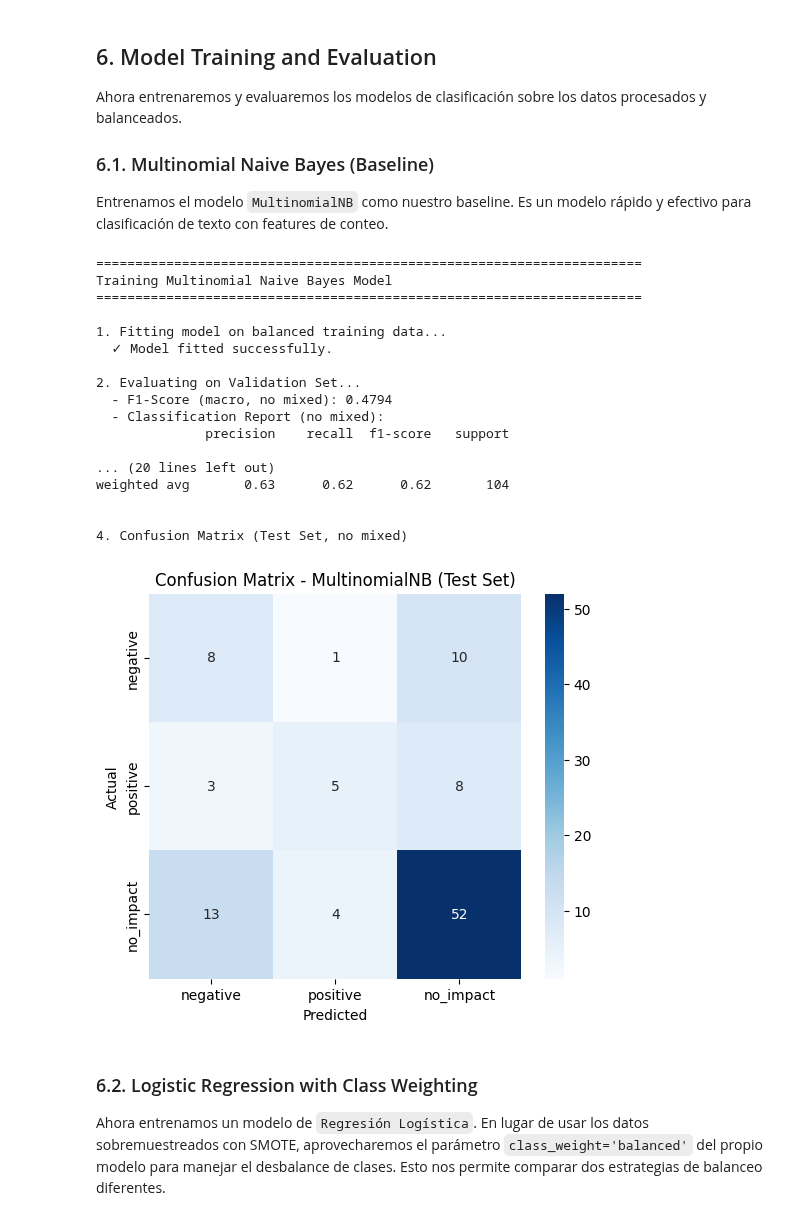
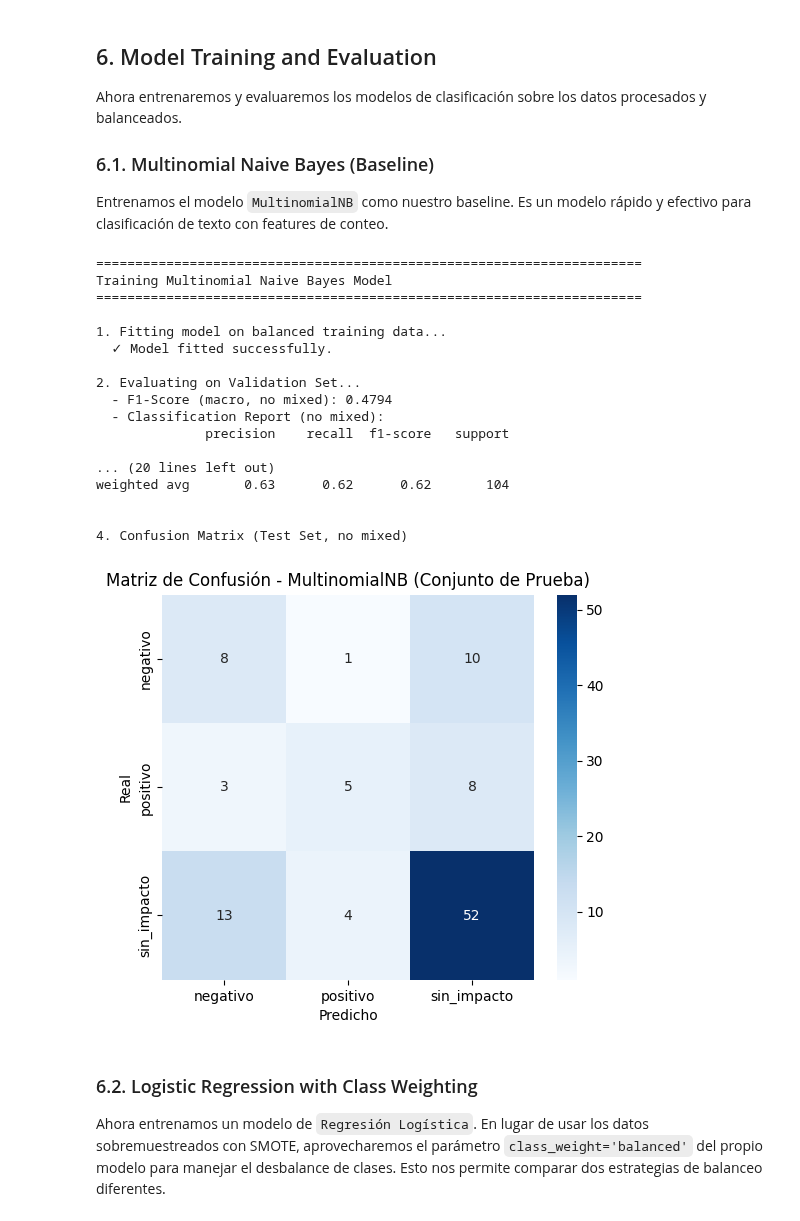
Before and after one commit to erikosobot/Sentiment-Analysis, a Jupyter notebook: Sentiment_Analysis_NB_SVM_Comparison.ipynb, the cells around one changed output. Cells and saved outputs as stored; diff of their text form; code cells hidden in the pictures.

```diff
--- a/Sentiment_Analysis_NB_SVM_Comparison.ipynb
+++ b/Sentiment_Analysis_NB_SVM_Comparison.ipynb
@@ -553,39 +546,39 @@ y_test_true_filtered, y_test_pred_filtered = filter_mixed_class(y_test, y_test_p
 # Calculate and print metrics
 f1_macro_test = f1_score(y_test_true_filtered, y_test_pred_filtered, average='macro')
 print(f"  - F1-Score (macro, no mixed): {f1_macro_test:.4f}")
 print("  - Classification Report (no mixed):")
 print(classification_report(y_test_true_filtered, y_test_pred_filtered, target_names=["negative", "positive", "no_impact"]))
 
 # 4. Confusion Matrix for Test Set
 print("\n4. Confusion Matrix (Test Set, no mixed)")
 cm = confusion_matrix(y_test_true_filtered, y_test_pred_filtered)
 plt.figure(figsize=(6, 5))
 sns.heatmap(cm, annot=True, fmt='d', cmap='Blues',
-            xticklabels=["negative", "positive", "no_impact"],
-            yticklabels=["negative", "positive", "no_impact"])
-plt.title('Confusion Matrix - MultinomialNB (Test Set)')
-plt.ylabel('Actual')
-plt.xlabel('Predicted')
+            xticklabels=["negativo", "positivo", "sin_impacto"],
+            yticklabels=["negativo", "positivo", "sin_impacto"])
+plt.title('Matriz de Confusión - MultinomialNB (Conjunto de Prueba)')
+plt.ylabel('Real')
+plt.xlabel('Predicho')
 plt.show()
 # %% [output]
 ======================================================================
 Training Multinomial Naive Bayes Model
 ======================================================================
 
 1. Fitting model on balanced training data...
   ✓ Model fitted successfully.
 
 2. Evaluating on Validation Set...
   - F1-Score (macro, no mixed): 0.4794
   - Classification Report (no mixed):
               precision    recall  f1-score   support
 
 ... (20 lines left out)
 weighted avg       0.63      0.62      0.62       104
 
 
 4. Confusion Matrix (Test Set, no mixed)
-[figure, old version]
+[figure, new version]
 # %% [markdown]
 
 ### 6.2. Logistic Regression with Class Weighting
```
Also changed, not shown: parts of 8 cells of this notebook.
